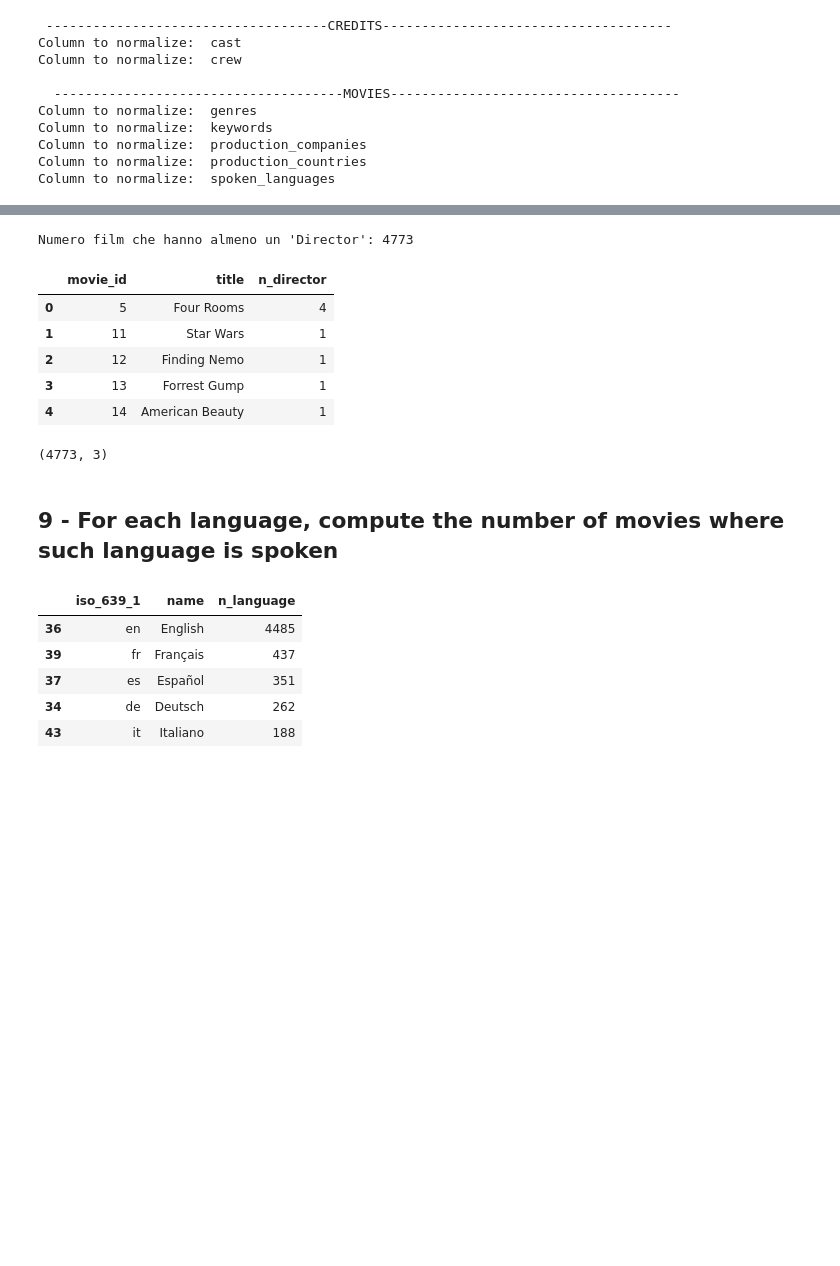
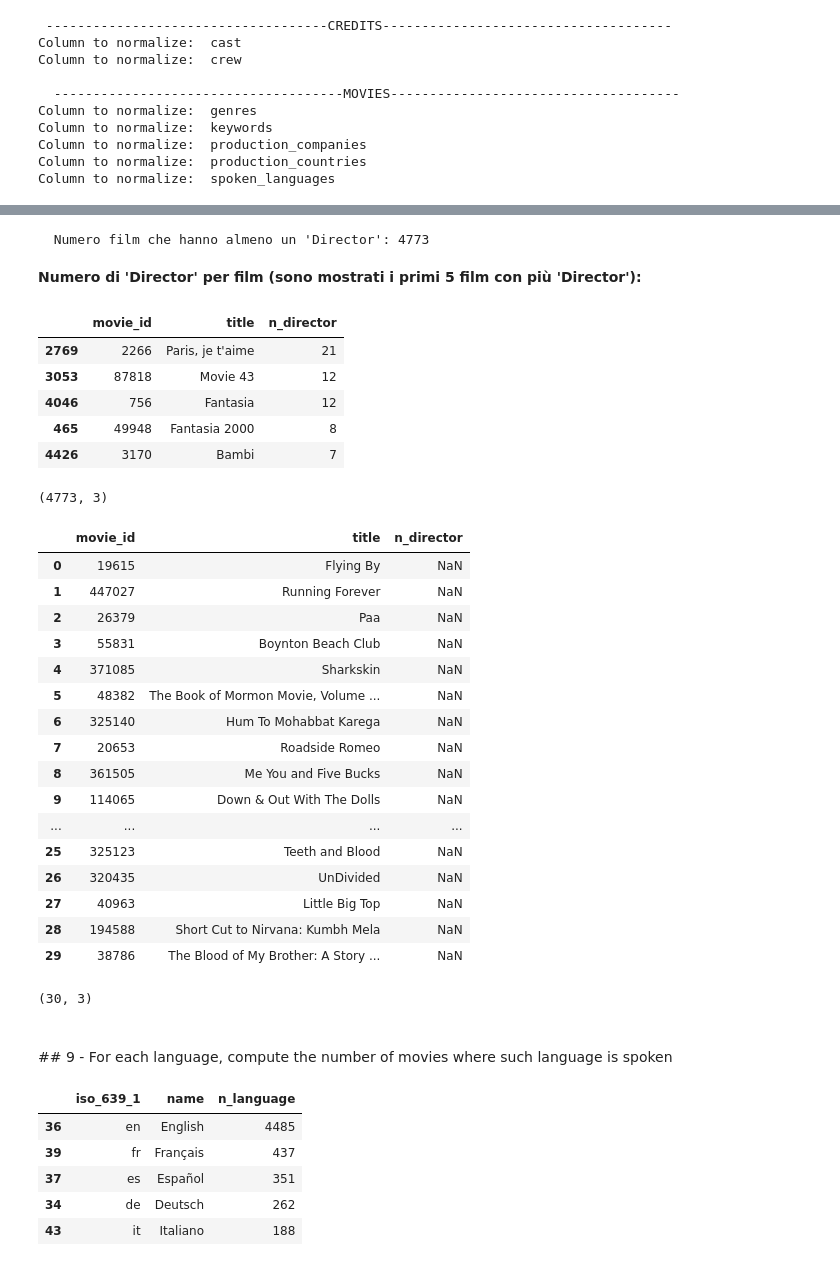
Before and after one commit to mat0692/FCS, a Jupyter notebook: Project FCS.ipynb, the cells around one changed output, grey strips where cells are left out. Drawn from its saved outputs; the diff is of its cells as text; code cells hidden in the pictures; blank space fills up the shorter version.

```diff
--- a/Project FCS.ipynb
+++ b/Project FCS.ipynb
@@ -37,7 +53,14 @@ def n_cast(x): # per calcolare il numero di cast member
         df = pd.DataFrame(x)['id'].unique() # vediamo se ci sono membri del cast ripetuti
         return len(df)
     else:
-        return len(x)
+        return 0
+
 credits['cast_members'] = credits['cast'].apply(n_cast) # creiamo nuova colonna con all'interno il numero di cast member
-credits[['movie_id','cast_members']].head()
+
+app = pd.DataFrame(credits['cast'].apply(json.loads)[1]) # prendiamo l'elem di posizione 1 dove abbiamo notato che eliminando i valori ripetuti, si ha un numero di elementi del cast minore. Es.Keith Richards 'id'-1430
+display(Markdown("<br>Es. movie_id: 285 abbiamo elementi del cast ripetuti:"),
+        app[app['id']==1430], # 1430 id 'Keith Richards' - elemento ripetuto
+        Markdown("<br>**Risultato (elementi del cast ripetuti non vengono conteggiati):**"),
+        credits[['movie_id', 'title', 'cast_members']].head(),
+        Markdown("<br>"))
 # %% [output]
@@ -127,8 +167,9 @@ def domain(url):
         for i in range(len(home)):
             dom = re.findall(r'[\w\-+.]+', home[i])  # in dom[0] è presente http..., in dom[1] il dominio effettivo
             x.append(dom[1])
-        return str(x)[1:-1] # trasformo in stringa levo parentesi quadre e apici
+        return str(x)[1:-1].replace("'","") # trasformo in stringa levo parentesi quadre ([1:-1]) e apici con replace(). [2:-2] NO causa multiple homepage
 
 movies['domain'] = movies['homepage'].apply(domain)
-movies[['title','homepage','domain']][3725:3735].dropna() # toglie solo quelli con homepage e quindi domain a NaN, i titoli sono presenti in ogni riga
+display(Markdown("<br>**Dominio per ogni homepage** (mostrati anche i valori nulli), possibilità di rimuoverli tramite l'utilizzo di *dropna()*"),
+        movies[['title','homepage','domain']][3725:3735])
 # %% [output]
@@ -209,10 +255,12 @@ def norm(col, df_start, key): # funzione per normalizzare
 ###### NORMALIZZAZIONE #######
 
 #credits['title'].equals(movies['title'])
-credits2 = credits[['movie_id', 'cast_members']].copy() # .copy per evitare SettingWithCopyWarning
+#credits2 = credits[['movie_id', 'cast_members']].copy() # copy() per evitare SettingWithCopyWarning
 movies2 = movies[['id', 'budget', 'homepage', 'domain', 'original_language', 'original_title',
                   'overview', 'popularity', 'release_date', 'year', 'revenue', 'runtime',
-                  'status', 'tagline', 'title', 'vote_average', 'vote_count']].copy() # .copy per evitare SettingWithCopyWarning
+                  'status', 'tagline', 'title', 'vote_average', 'vote_count']].copy() # copy() per evitare SettingWithCopyWarning
+#movies2 = pd.merge(movies2, credits2, on = 'movie_id') # per appendere cast_member alla tabella movies2
+movies2 = movies2.rename(index = str, columns={'id':'movie_id'}) # rinomino attributo
 
 cast = norm("cast", credits, "movie_id")
 cast2 = cast[['credit_id', 'cast_id', 'id', 'movie_id', 'character', 'order']] # norm
@@ -343,10 +399,22 @@ Numero film che hanno almeno un elemento in crew: 4775
 ## 8 - For each movie, compute the number of directors
 # %%
-n_director = crew2[['id', 'movie_id','job']].drop_duplicates() # notiamo che non ci sono duplicati
+bold = "\033[1m"
+reset = "\033[0;0m"
+
+n_director = crew2[['id', 'movie_id','job']].drop_duplicates() # notiamo che non ci sono duplicati di persone con manzioni diverse, quindi i direttori non sono duplicati per lo stesso film
 n_director = n_director[n_director.job == "Director"] # vediamo se è un Director
-print("Numero film che hanno almeno un 'Director':", len(n_director['movie_id'].unique())) # solo 4773 film hanno Director
+print("\n", bold, "Numero film che hanno almeno un 'Director':",
+      len(n_director['movie_id'].unique()), reset) # solo 4773 film hanno Director
 n_director = n_director.groupby('movie_id').size().reset_index().rename(columns = {0:'n_director'})
-n_director = pd.merge(n_director, movies2[['title', 'id']], left_on = 'movie_id', right_on = 'id').drop('id', axis=1) # mergiamo solo con le colonne title e id. Left join perchè ci sono alcuni valori nulli
+n_director = pd.merge(movies2[['title', 'movie_id']], n_director, how = 'left')#.drop('movie_id', axis=1) # mergiamo solo con le colonne title e id
 n_director = n_director[['movie_id','title','n_director']]
-display(n_director.head(), n_director.shape)
+
+n_director_null = n_director[n_director['n_director'].isnull()].reset_index(drop = True)
+
+n_director = n_director[n_director['n_director'].isnull() == False].reset_index(drop = True)
+n_director['n_director'] = n_director.n_director.astype(int)
+
+display(Markdown("**Numero di 'Director' per film (sono mostrati i primi 5 film con più 'Director'):**"),
+        n_director.sort_values('n_director', ascending = False).head(), n_director.shape,
+        n_director_null, n_director_null.shape)
 # %% [output]
@@ -354,11 +422,31 @@ Numero film che hanno almeno un 'Director': 4773
+**Numero di 'Director' per film (sono mostrati i primi 5 film con più 'Director'):**
 |  | movie_id | title | n_director |
-| 0 | 5 | Four Rooms | 4 |
-| 1 | 11 | Star Wars | 1 |
-| 2 | 12 | Finding Nemo | 1 |
-| 3 | 13 | Forrest Gump | 1 |
-| 4 | 14 | American Beauty | 1 |
+| 2769 | 2266 | Paris, je t'aime | 21 |
+| 3053 | 87818 | Movie 43 | 12 |
+| 4046 | 756 | Fantasia | 12 |
+| 465 | 49948 | Fantasia 2000 | 8 |
+| 4426 | 3170 | Bambi | 7 |
 (4773, 3)
+|  | movie_id | title | n_director |
+| 0 | 19615 | Flying By | NaN |
+| 1 | 447027 | Running Forever | NaN |
+| 2 | 26379 | Paa | NaN |
+| 3 | 55831 | Boynton Beach Club | NaN |
+| 4 | 371085 | Sharkskin | NaN |
+| 5 | 48382 | The Book of Mormon Movie, Volume ... | NaN |
+| 6 | 325140 | Hum To Mohabbat Karega | NaN |
+| 7 | 20653 | Roadside Romeo | NaN |
+| 8 | 361505 | Me You and Five Bucks | NaN |
+| 9 | 114065 | Down & Out With The Dolls | NaN |
+| ... | ... | ... | ... |
+| 25 | 325123 | Teeth and Blood | NaN |
+| 26 | 320435 | UnDivided | NaN |
+| 27 | 40963 | Little Big Top | NaN |
+| 28 | 194588 | Short Cut to Nirvana: Kumbh Mela | NaN |
+| 29 | 38786 | The Blood of My Brother: A Story ... | NaN |
+(30, 3)
 # %% [markdown]
+<br>
 ## 9 - For each language, compute the number of movies where such language is spoken
 # %%
 n_language = pd.merge(spoken_languages_id, spoken_languages, on = 'iso_639_1')
```
Also changed, not shown: parts of 32 cells of this notebook.
